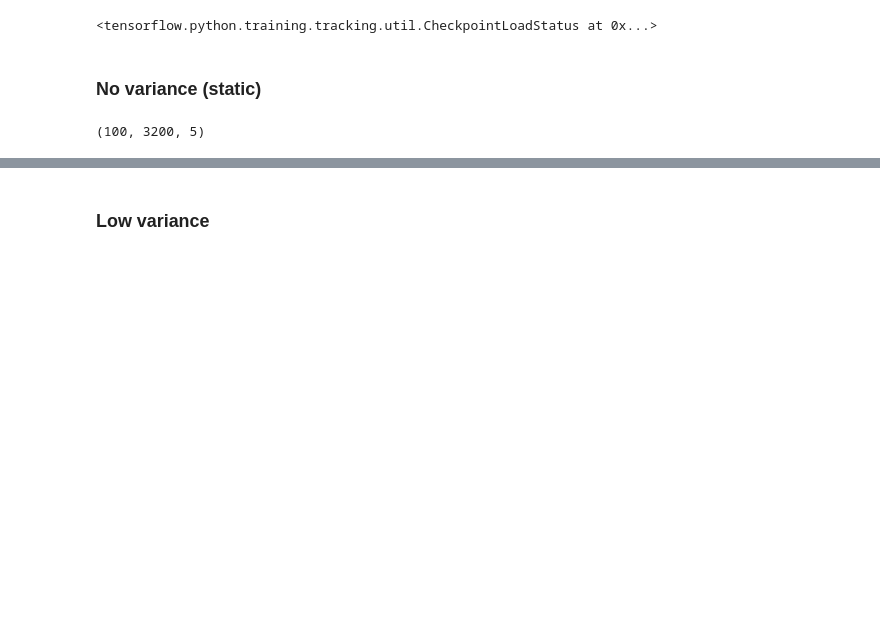
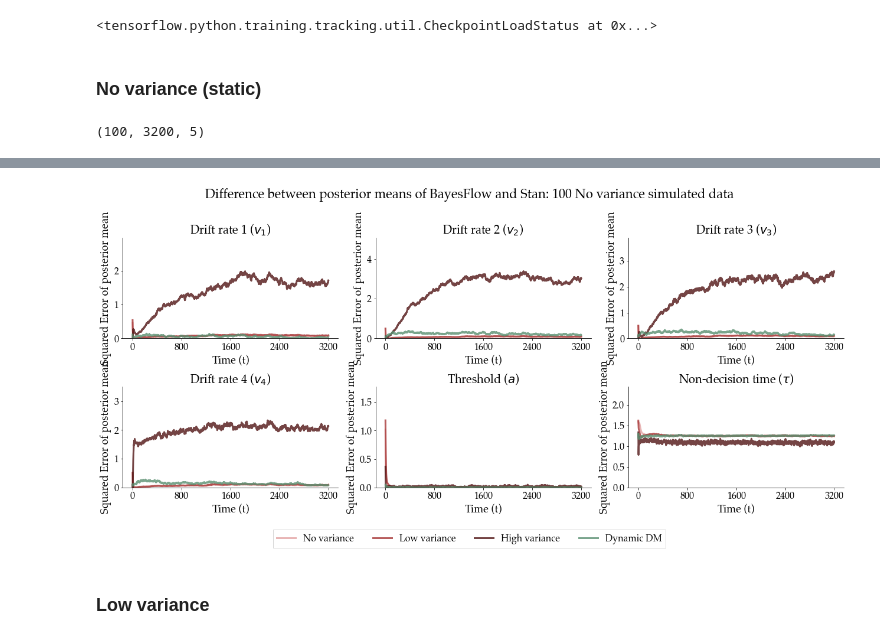
Before and after one commit to LuSchumacher/dynamic_models, a Jupyter notebook: ablation_study/ablation_study.ipynb, the cells around one changed output, grey strips where cells are left out. Cells and saved outputs as stored; diff of their text form; code cells hidden in the pictures; blank space fills up the shorter version.

```diff
--- a/ablation_study/ablation_study.ipynb
+++ b/ablation_study/ablation_study.ipynb
@@ -482,6 +485,7 @@ def plot_post_mean_error(stan_post_samples, bf_post_no_var, bf_post_low_var, bf_
             f.suptitle("Difference between posterior means of BayesFlow and Stan: 100 {}".format(labels[types]) + " simulated data\n", fontsize=22)
 
     f.tight_layout()
+    return f
 # %% [markdown]
 ### No variance (static)
 # %%
@@ -508,2 +539,4 @@ plot_post_sd(stan_post_samples, bf_post_no_var, bf_post_low_var, bf_post_high_va
 # %%
-plot_post_mean_error(stan_post_samples, bf_post_no_var, bf_post_low_var, bf_post_high_var, bf_post_dynamic_dm, 0)
+f = plot_post_mean_error(stan_post_samples, bf_post_no_var, bf_post_low_var, bf_post_high_var, bf_post_dynamic_dm, 0)
+# %% [output]
+[figure, added]
```
Also changed, not shown: parts of 58 cells of this notebook, 17 other files.
